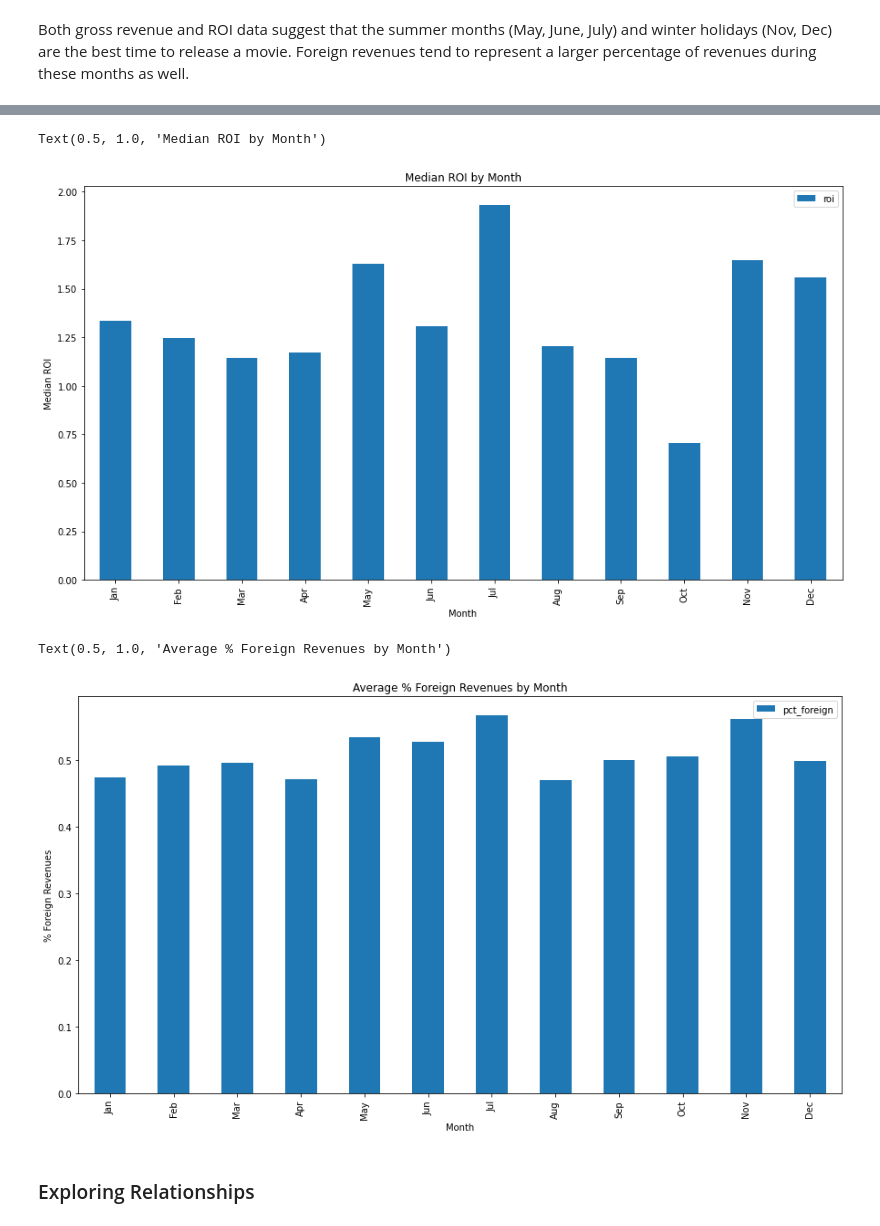
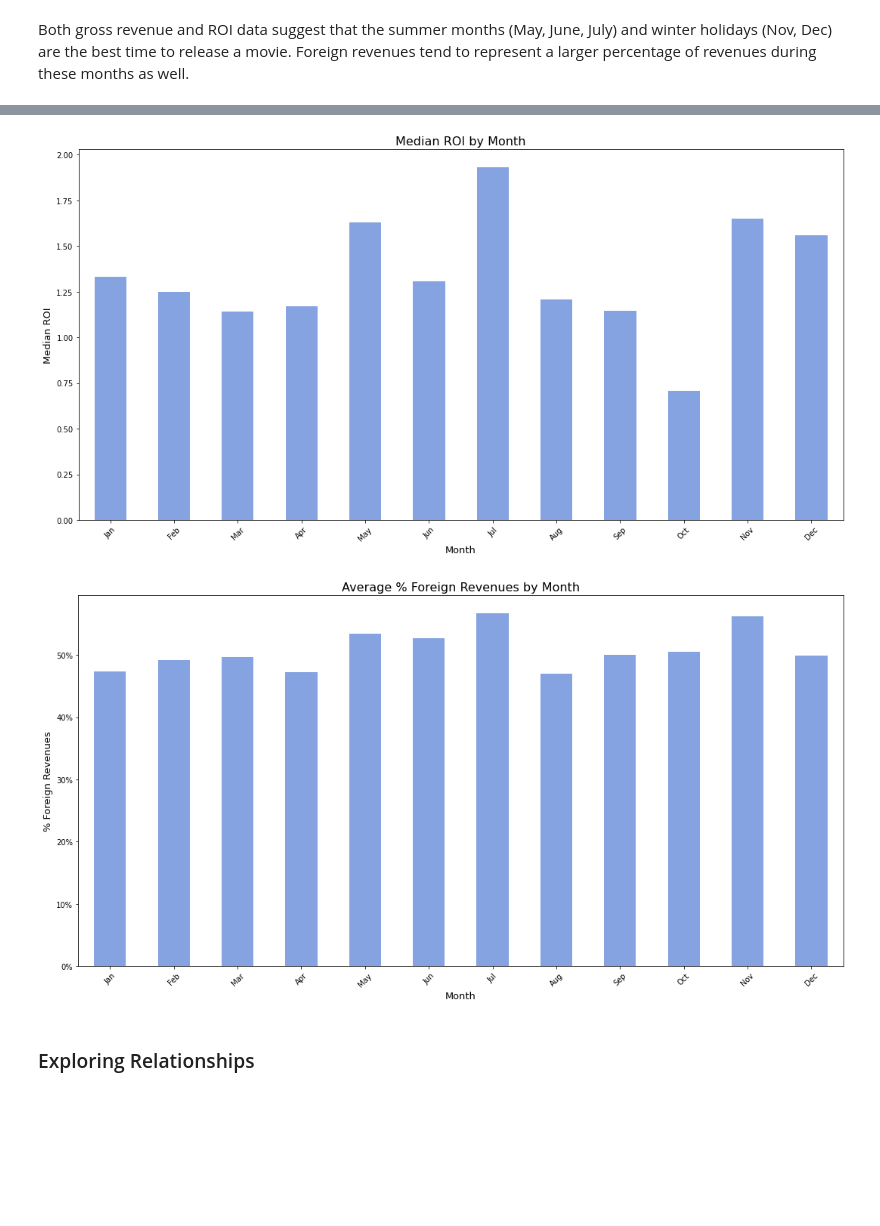
Before and after one commit to ntdoris/movie-revenue-analysis, a Jupyter notebook: natalya_doris_project1.ipynb, the cells around one changed output, grey strips where cells are left out. Cells and saved outputs as stored; diff of their text form; code cells hidden in the pictures; blank space fills up the shorter version.

```diff
--- a/natalya_doris_project1.ipynb
+++ b/natalya_doris_project1.ipynb
@@ -408,9 +400,3 @@ Data columns (total 9 columns):
 dtypes: float64(2), int64(2), object(5)
 memory usage: 5.1+ MB
 [figure]
-# %%
-df_movie_budgets['test_key'] = df_movie_budgets['year'].astype(str) + " " + df_movie_budgets['movie']
-test = pd.merge(df_im, df_movie_budgets, on='test_key')
-
-test['roi'] = (test['worldwide_gross'] - test['production_budget']) / test['production_budget']
-sns.regplot(test['runtime_minutes'][test['roi']<10], test['roi'][test['roi']<10], ci=None)
@@ -689,19 +686,24 @@ Text(0.5, 1.0, 'Average Grossed by Month')
 # %%
-ax = season[['month_str', 'roi']].plot(x='month_str', kind='bar', figsize=(15,8))
-plt.xlabel('Month')
-plt.ylabel('Median ROI')
-plt.title('Median ROI by Month')
-
-# Jan a little more elevated vs other months, July sees big jump vs June, could just be a few outliers dragging
-# this number higher
+ax = season[['month_str', 'roi']].plot(x='month_str', kind='bar', figsize=(15,8), color=(0.2, 0.4, 0.8, 0.6))
+plt.xlabel('Month', fontsize=13)
+plt.ylabel('Median ROI', fontsize=13)
+plt.title('Median ROI by Month', fontsize=16)
+plt.legend(labels=['ROI'])
+plt.xticks(rotation = 45)
+ax.get_legend().remove()
+plt.tight_layout()
+plt.savefig("seasons2.png", format='png',dpi=150)
 # %% [output]
-Text(0.5, 1.0, 'Median ROI by Month')
-[figure, old version]
+[figure, new version]
 # %%
-ax = season[['month_str', 'pct_foreign']].plot(x='month_str', kind='bar', figsize=(15,8))
-plt.xlabel('Month')
-plt.ylabel('% Foreign Revenues')
-plt.title('Average % Foreign Revenues by Month')
+ax = season[['month_str', 'pct_foreign']].plot(x='month_str', kind='bar', figsize=(15,8), color=(0.2, 0.4, 0.8, 0.6))
+plt.xlabel('Month', fontsize=13)
+plt.ylabel('% Foreign Revenues', fontsize=13)
+plt.title('Average % Foreign Revenues by Month', fontsize=16)
+plt.xticks(rotation = 45)
+ax.yaxis.set_major_formatter(mtick.PercentFormatter(1))
+ax.get_legend().remove()
+plt.tight_layout()
+plt.savefig("seasons3.png", format='png',dpi=150)
 # %% [output]
-Text(0.5, 1.0, 'Average % Foreign Revenues by Month')
-[figure, old version]
+[figure, new version]
```
Also changed, not shown: parts of 103 cells of this notebook.
